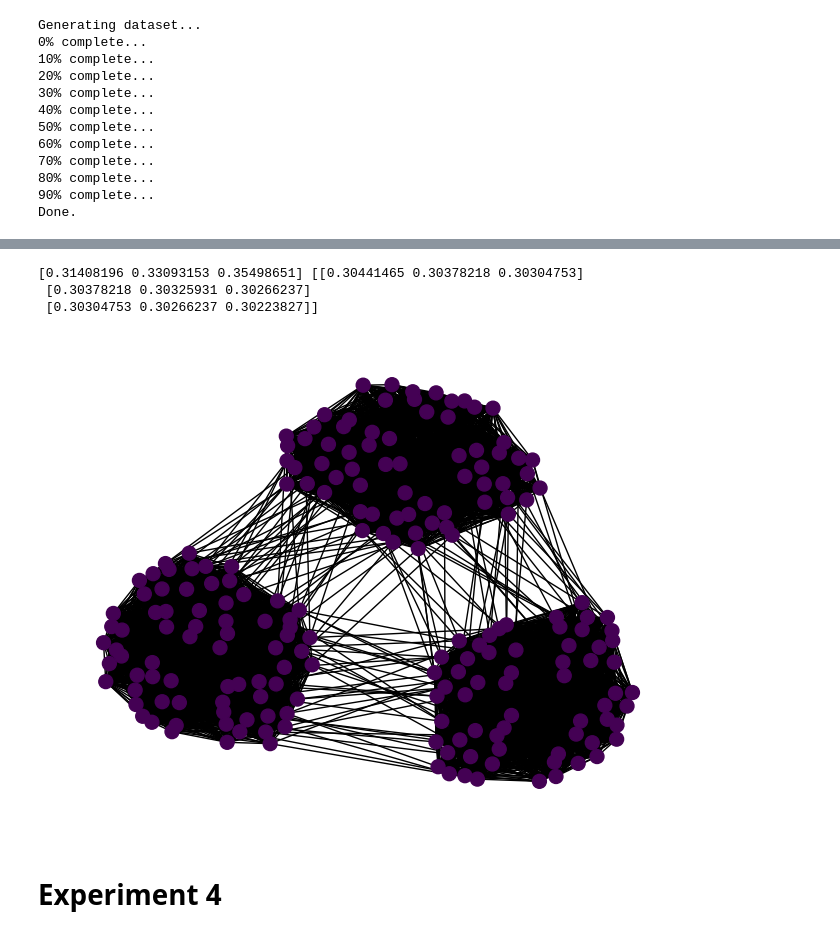
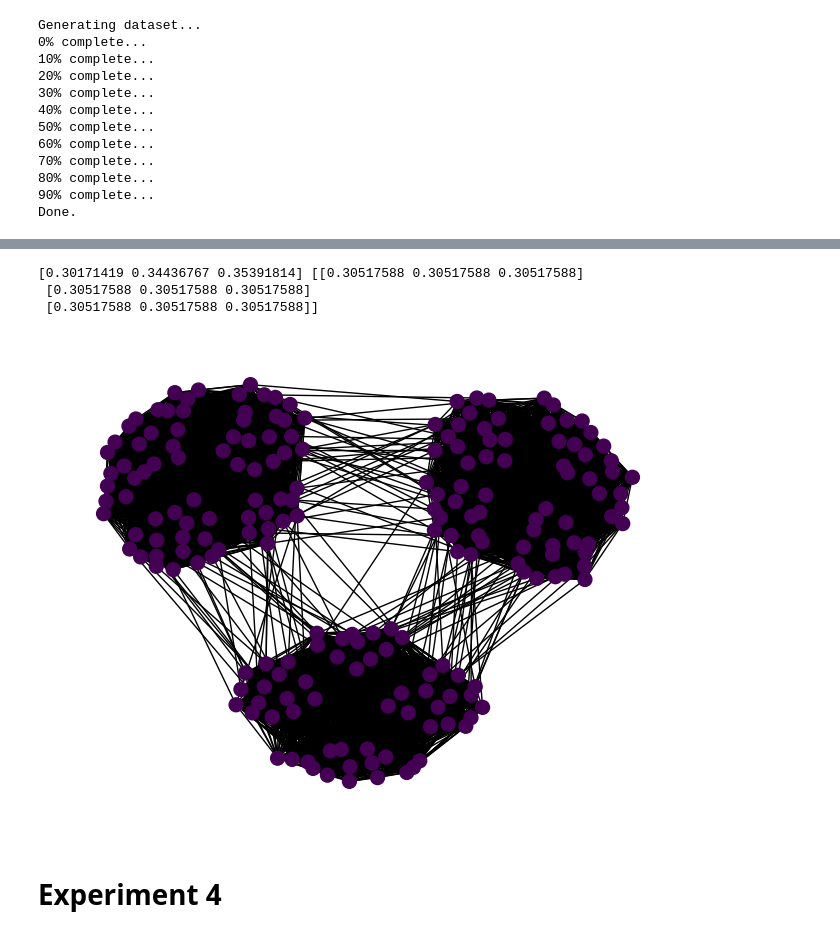
Before and after one commit to bastienlc/SBM-EM, a Jupyter notebook: experiments_SBM.ipynb, the cells around one changed output, grey strips where cells are left out. Cells and saved outputs as stored; diff of their text form; code cells hidden in the pictures.

```diff
--- a/experiments_SBM.ipynb
+++ b/experiments_SBM.ipynb
@@ -182,22 +191,22 @@ launch_experiment(experiment, n_init=5, n_iter=100)
 write_report(experiment)
 # %%
 # The results are bad... Example of failure case:
-X, Z, alpha, pi = graph_and_params_from_archive(f"SBM/experiment_{experiment}/graph_7.npz")
+X, Z, alpha, pi = graph_and_params_from_archive(f"SBM/experiment_{experiment}/graph_15.npz")
 alpha_pred, pi_pred, tau_pred = em_algorithm(
     X,
     Q=3,
     n_init=5,
     iterations=100,
     implementation='pytorch',
     verbose=False,
 )
 print(alpha_pred, pi_pred)
 draw_graph(X, tau_pred, tight=True)
 # %% [output]
-[0.31408196 0.33093153 0.35498651] [[0.30441465 0.30378218 0.30304753]
- [0.30378218 0.30325931 0.30266237]
- [0.30304753 0.30266237 0.30223827]]
+[0.30171419 0.34436767 0.35391814] [[0.30517588 0.30517588 0.30517588]
+ [0.30517588 0.30517588 0.30517588]
+ [0.30517588 0.30517588 0.30517588]]
-[figure, old version]
+[figure, new version]
 # %% [markdown]
 # Experiment 4
 # %%
```
Also changed, not shown: parts of 15 cells of this notebook, 14 other files.
